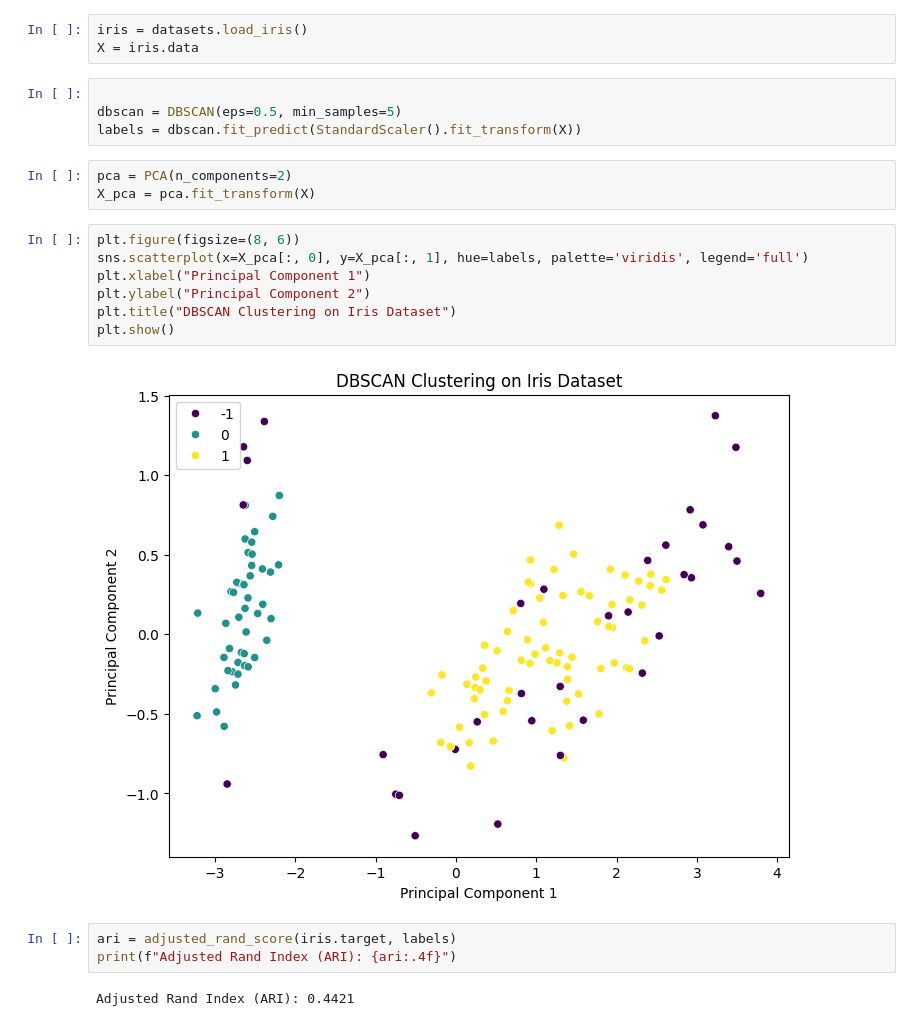
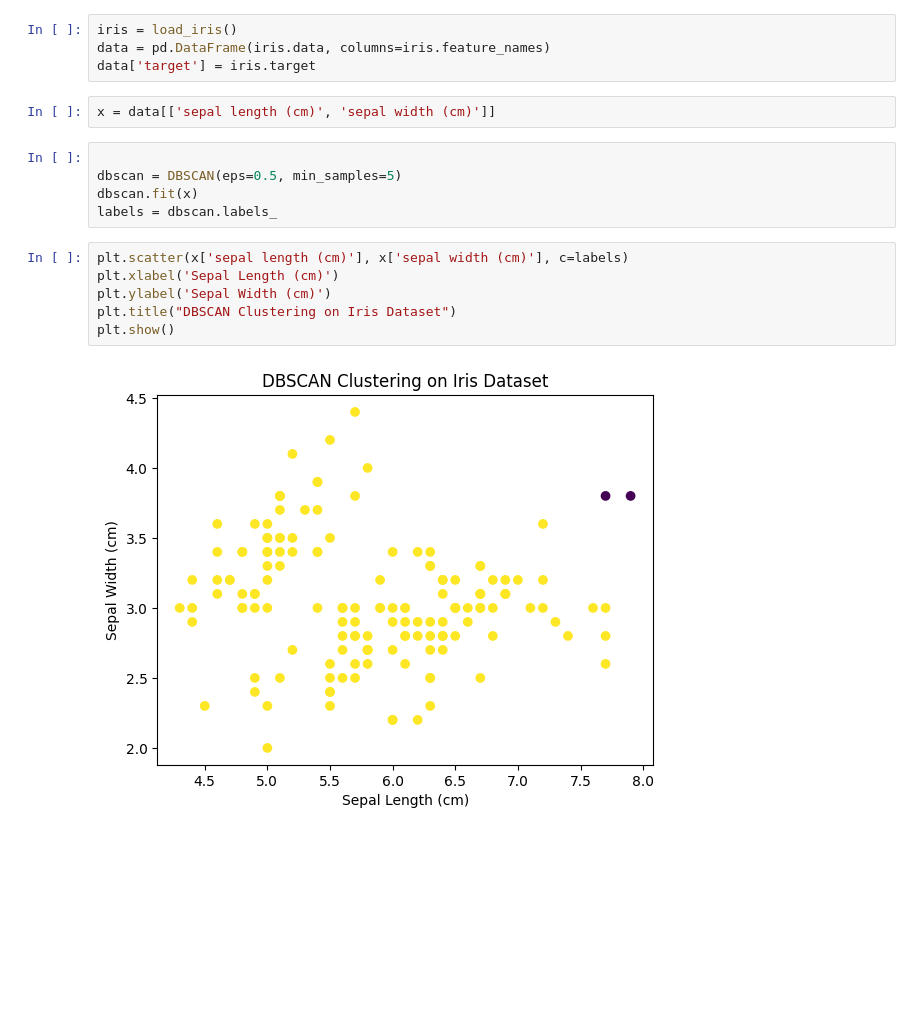
Before and after one commit to VincentiaHarshini4/DWDM, a Jupyter notebook: Exp10.ipynb, the cells around one changed output. Cells and saved outputs as stored; diff of their text form; blank space fills up the shorter version.

```diff
--- a/Exp10.ipynb
+++ b/Exp10.ipynb
@@ -12,24 +8,19 @@ from sklearn.metrics import adjusted_rand_score
-# %%
-iris = datasets.load_iris()
-X = iris.data
+# %%
+iris = load_iris()
+data = pd.DataFrame(iris.data, columns=iris.feature_names)
+data['target'] = iris.target
+# %%
+x = data[['sepal length (cm)', 'sepal width (cm)']]
 # %%
 
 dbscan = DBSCAN(eps=0.5, min_samples=5)
-labels = dbscan.fit_predict(StandardScaler().fit_transform(X))
+dbscan.fit(x)
+labels = dbscan.labels_
-# %%
-pca = PCA(n_components=2)
-X_pca = pca.fit_transform(X)
 # %%
-plt.figure(figsize=(8, 6))
-sns.scatterplot(x=X_pca[:, 0], y=X_pca[:, 1], hue=labels, palette='viridis', legend='full')
-plt.xlabel("Principal Component 1")
-plt.ylabel("Principal Component 2")
+plt.scatter(x['sepal length (cm)'], x['sepal width (cm)'], c=labels)
+plt.xlabel('Sepal Length (cm)')
+plt.ylabel('Sepal Width (cm)')
 plt.title("DBSCAN Clustering on Iris Dataset")
 plt.show()
 # %% [output]
-[figure, old version]
+[figure, new version]
-# %%
-ari = adjusted_rand_score(iris.target, labels)
-print(f"Adjusted Rand Index (ARI): {ari:.4f}")
-# %% [output]
-Adjusted Rand Index (ARI): 0.4421
```
Also changed, not shown: parts of 1 cell of this notebook.
